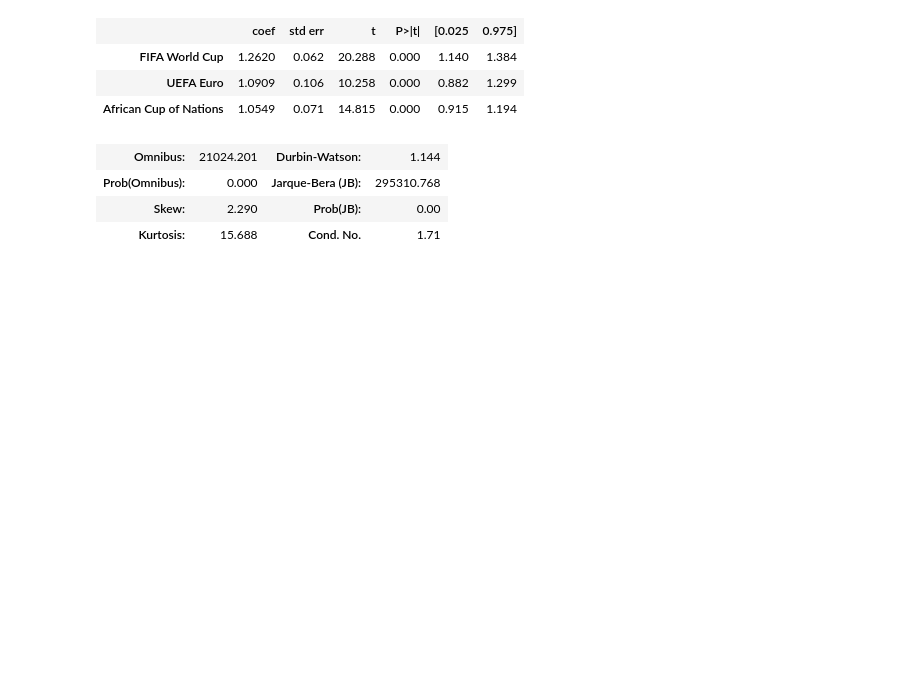
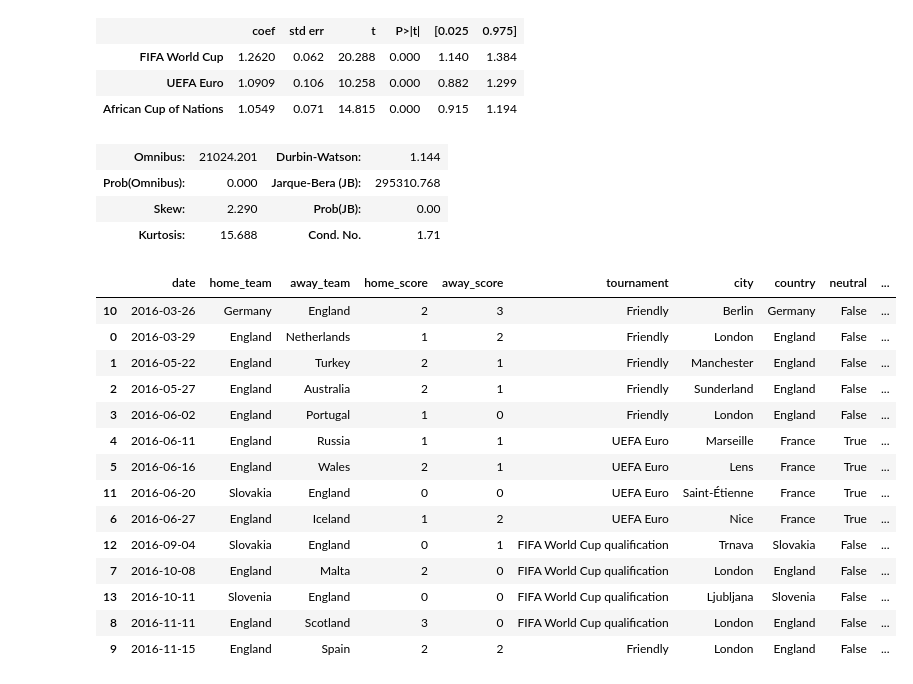
Before and after one commit to Empiah/Dash-App, a Jupyter notebook: exploratory_file.ipynb, the cells around one changed output. Cells and saved outputs as stored; diff of their text form; code cells hidden in the pictures; blank space fills up the shorter version.

```diff
--- a/exploratory_file.ipynb
+++ b/exploratory_file.ipynb
@@ -195,3 +195,31 @@ OLS Regression Results
 | Prob(Omnibus): | 0.000 | Jarque-Bera (JB): | 295310.768 |
 | Skew: | 2.290 | Prob(JB): | 0.00 |
 | Kurtosis: | 15.688 | Cond. No. | 1.71 |
+# %%
+xaxis_column_name = 'England'
+df['date'] = pd.to_datetime(df['date'])
+df['year'] = df['date'].dt.year
+year_value = 2016
+# %%
+dff = df[df['year'] == year_value]
+
+dff_1 = dff[dff['home_team'].isin([xaxis_column_name])]
+dff_2 = dff[dff['away_team'].isin([xaxis_column_name])]
+dff = dff_1.append(dff_2, ignore_index=True)
+dff.sort_values('date')
+# %% [output]
+|  | date | home_team | away_team | home_score | away_score | tournament | city | country | neutral | ... |
+| 10 | 2016-03-26 | Germany | England | 2 | 3 | Friendly | Berlin | Germany | False | ... |
+| 0 | 2016-03-29 | England | Netherlands | 1 | 2 | Friendly | London | England | False | ... |
+| 1 | 2016-05-22 | England | Turkey | 2 | 1 | Friendly | Manchester | England | False | ... |
+| 2 | 2016-05-27 | England | Australia | 2 | 1 | Friendly | Sunderland | England | False | ... |
+| 3 | 2016-06-02 | England | Portugal | 1 | 0 | Friendly | London | England | False | ... |
+| 4 | 2016-06-11 | England | Russia | 1 | 1 | UEFA Euro | Marseille | France | True | ... |
+| 5 | 2016-06-16 | England | Wales | 2 | 1 | UEFA Euro | Lens | France | True | ... |
+| 11 | 2016-06-20 | Slovakia | England | 0 | 0 | UEFA Euro | Saint-Étienne | France | True | ... |
+| 6 | 2016-06-27 | England | Iceland | 1 | 2 | UEFA Euro | Nice | France | True | ... |
+| 12 | 2016-09-04 | Slovakia | England | 0 | 1 | FIFA World Cup qualification | Trnava | Slovakia | False | ... |
+| 7 | 2016-10-08 | England | Malta | 2 | 0 | FIFA World Cup qualification | London | England | False | ... |
+| 13 | 2016-10-11 | Slovenia | England | 0 | 0 | FIFA World Cup qualification | Ljubljana | Slovenia | False | ... |
+| 8 | 2016-11-11 | England | Scotland | 3 | 0 | FIFA World Cup qualification | London | England | False | ... |
+| 9 | 2016-11-15 | England | Spain | 2 | 2 | Friendly | London | England | False | ... |
```
Also changed, not shown: parts of 6 cells of this notebook.
